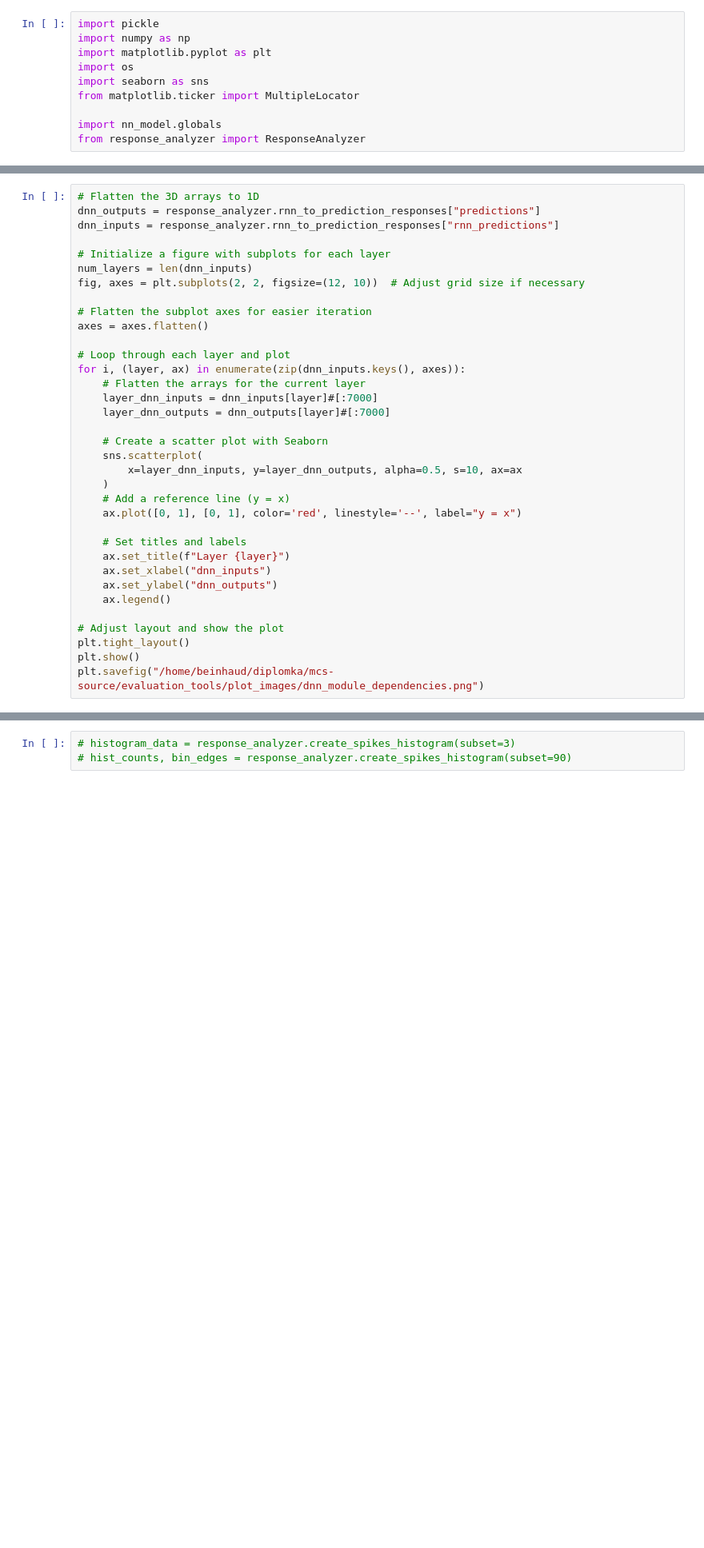
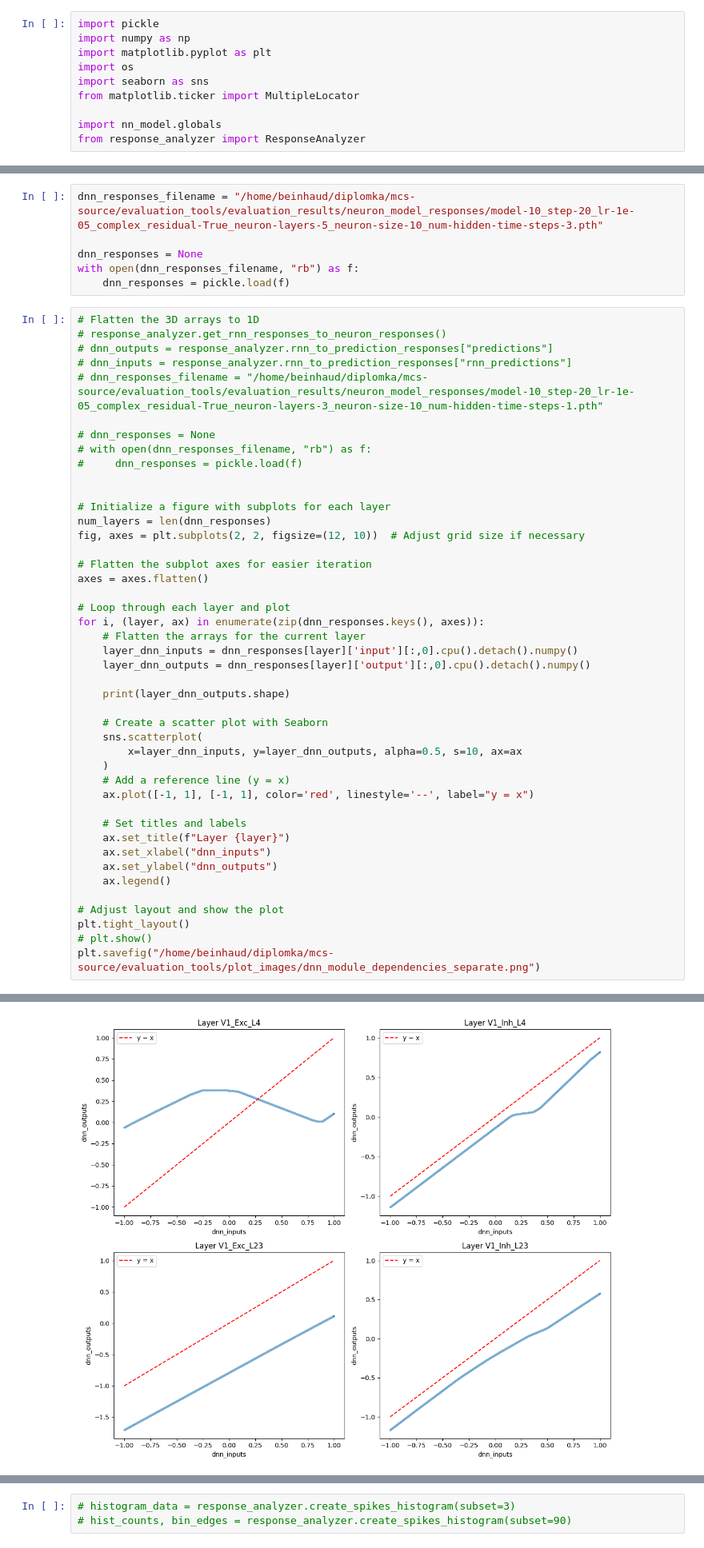
Before and after one commit to dbeinhauer/mcs-source, a Jupyter notebook: evaluation_tools/response_analyzis.ipynb, the cells around one changed output, grey strips where cells are left out. Shown at 80% size. Cells and saved outputs as stored; diff of their text form; blank space fills up the shorter version.

```diff
--- a/evaluation_tools/response_analyzis.ipynb
+++ b/evaluation_tools/response_analyzis.ipynb
@@ -106,27 +86,42 @@ tensor([[[-1.8346e-03,  1.5396e-01,  4.6777e-02,  ...,  4.9903e-02,
+# %%
+dnn_responses_filename = "/home/beinhaud/diplomka/mcs-source/evaluation_tools/evaluation_results/neuron_model_responses/model-10_step-20_lr-1e-05_complex_residual-True_neuron-layers-5_neuron-size-10_num-hidden-time-steps-3.pth"
+
+dnn_responses = None
+with open(dnn_responses_filename, "rb") as f:
+    dnn_responses = pickle.load(f)
 # %%
 # Flatten the 3D arrays to 1D
-dnn_outputs = response_analyzer.rnn_to_prediction_responses["predictions"]
-dnn_inputs = response_analyzer.rnn_to_prediction_responses["rnn_predictions"]
+# response_analyzer.get_rnn_responses_to_neuron_responses()
+# dnn_outputs = response_analyzer.rnn_to_prediction_responses["predictions"]
+# dnn_inputs = response_analyzer.rnn_to_prediction_responses["rnn_predictions"]
+# dnn_responses_filename = "/home/beinhaud/diplomka/mcs-source/evaluation_tools/evaluation_results/neuron_model_responses/model-10_step-20_lr-1e-05_complex_residual-True_neuron-layers-3_neuron-size-10_num-hidden-time-steps-1.pth"
+
+# dnn_responses = None
+# with open(dnn_responses_filename, "rb") as f:
+#     dnn_responses = pickle.load(f)
+
 
 # Initialize a figure with subplots for each layer
-num_layers = len(dnn_inputs)
+num_layers = len(dnn_responses)
 fig, axes = plt.subplots(2, 2, figsize=(12, 10))  # Adjust grid size if necessary
 
 # Flatten the subplot axes for easier iteration
 axes = axes.flatten()
 
 # Loop through each layer and plot
-for i, (layer, ax) in enumerate(zip(dnn_inputs.keys(), axes)):
+for i, (layer, ax) in enumerate(zip(dnn_responses.keys(), axes)):
     # Flatten the arrays for the current layer
-    layer_dnn_inputs = dnn_inputs[layer]#[:7000]
-    layer_dnn_outputs = dnn_outputs[layer]#[:7000]
+    layer_dnn_inputs = dnn_responses[layer]['input'][:,0].cpu().detach().numpy()
+    layer_dnn_outputs = dnn_responses[layer]['output'][:,0].cpu().detach().numpy()
+
+    print(layer_dnn_outputs.shape)
 
     # Create a scatter plot with Seaborn
     sns.scatterplot(
         x=layer_dnn_inputs, y=layer_dnn_outputs, alpha=0.5, s=10, ax=ax
     )
     # Add a reference line (y = x)
-    ax.plot([0, 1], [0, 1], color='red', linestyle='--', label="y = x")
+    ax.plot([-1, 1], [-1, 1], color='red', linestyle='--', label="y = x")
 
     # Set titles and labels
     ax.set_title(f"Layer {layer}")
@@ -136,6 +131,6 @@ for i, (layer, ax) in enumerate(zip(dnn_inputs.keys(), axes)):
 
 # Adjust layout and show the plot
 plt.tight_layout()
-plt.show()
-plt.savefig("/home/beinhaud/diplomka/mcs-source/evaluation_tools/plot_images/dnn_module_dependencies.png")
+# plt.show()
+plt.savefig("/home/beinhaud/diplomka/mcs-source/evaluation_tools/plot_images/dnn_module_dependencies_separate.png")
 # %% [output]
@@ -142,0 +141 @@ KeyError: 'predictions'
+[figure, added]
```
Also changed, not shown: parts of 7 cells of this notebook, 1 other file.
